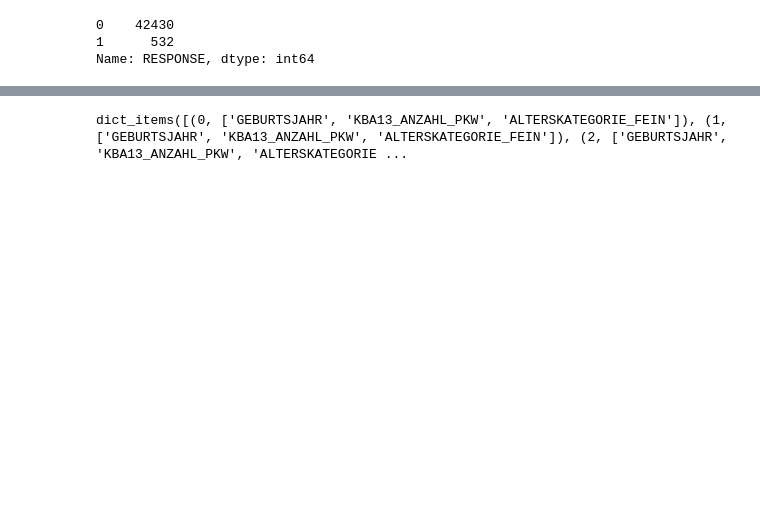
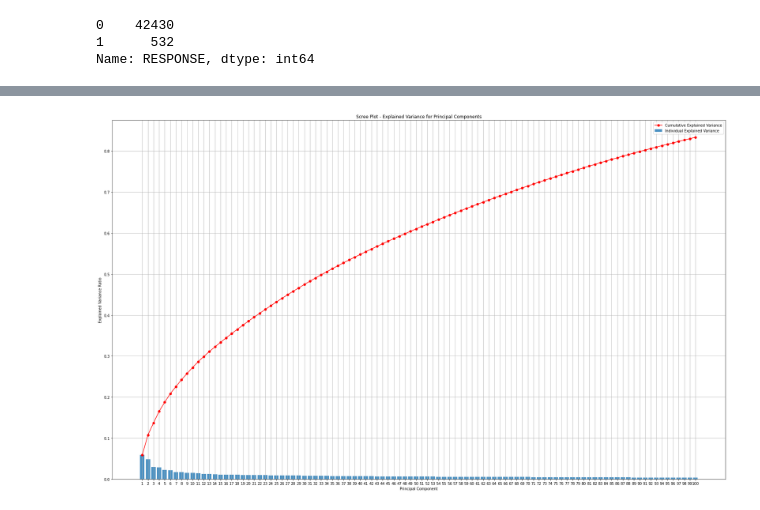
Before and after one commit to ditivaidya/Udacity-Project-IV, a Jupyter notebook: Arvato Project Workbook.ipynb, the cells around one changed output, grey strips where cells are left out. Saved outputs shown, nothing was run; the diff lists cells and outputs as text; code cells hidden in the pictures; blank space fills up the shorter version.

```diff
--- a/Arvato Project Workbook.ipynb
+++ b/Arvato Project Workbook.ipynb
@@ -916,8 +918,10 @@ OST_WEST_KZ
 train_clean = convert2num(train_clean)
 test_clean = convert2num(test_clean)
 # %%
-train_clean = drop_feats_3(train_clean, threshold=0.70)
-test_clean = drop_feats_3(test_clean, threshold=0.70)
+train_clean = drop_feats_3(train_clean, threshold=0.60)
+columns_train = train_clean.columns.to_list()
+columns_train.remove('RESPONSE')
+test_clean = test_clean[columns_train]
 # %% [output]
 ANZ_STATISTISCHE_HAUSHALTE | ANZ_HAUSHALTE_AKTIV | 0.99
 CAMEO_INTL_2015 | CAMEO_DEUG_2015 | 0.96
@@ -966,4 +970,4 @@ mailout_train['RESPONSE'].value_counts()
 Name: RESPONSE, dtype: int64
 # %%
 y = train_clean['RESPONSE'].to_numpy()
-X = train_clean.iloc[:,:251].to_numpy()
+X = train_clean.iloc[:,:train_clean.shape[1]-1].to_numpy()
@@ -981,4 +996,5 @@ Counter({0: 28393, 1: 378})
 [figure]
 # %%
 scaler = preprocessing.MinMaxScaler()
-X_scaled = pd.DataFrame(scaler.fit_transform(X)) #scaling the data
+X_scaled = scaler.fit_transform(X)#scaling the data
+X_test_scaled = scaler.fit_transform(X_test)
@@ -1146,4 +1000,0 @@ def analyze_component(component, top = 3):
-# %%
-prominent_features.items()
-# %% [output]
-dict_items([(0, ['GEBURTSJAHR', 'KBA13_ANZAHL_PKW', 'ALTERSKATEGORIE_FEIN']), (1, ['GEBURTSJAHR', 'KBA13_ANZAHL_PKW', 'ALTERSKATEGORIE_FEIN']), (2, ['GEBURTSJAHR', 'KBA13_ANZAHL_PKW', 'ALTERSKATEGORIE ...
@@ -1233,0 +1001,26 @@ compare_cluster_occurance()
+# %%
+pca = PCA(n_components=100)
+pca.fit(X_scaled)
+principalComponents = pca.fit_transform(X_scaled)
+
+# Calculate the explained variance for each component
+explained_variance = pca.explained_variance_ratio_
+cumulative_variance = np.cumsum(explained_variance)
+
+# Create the Scree plot
+plt.figure(figsize=(30, 18))
+plt.bar(range(1, len(explained_variance) + 1), explained_variance, alpha=0.8, label='Individual Explained Variance')
+plt.plot(range(1, len(cumulative_variance) + 1), cumulative_variance, marker='o', color='r', label='Cumulative Explained Variance')
+plt.xlabel('Principal Component')
+plt.ylabel('Explained Variance Ratio')
+plt.title('Scree Plot - Explained Variance for Principal Components')
+plt.xticks(range(1, len(explained_variance) + 1))
+plt.legend()
+plt.grid(True)
+plt.show()
+
+# Usage example:
+# Assuming 'data' is your input dataset for PCA
+# scree_plot(data)
+# %% [output]
+[figure, added]
```
Also changed, not shown: parts of 30 cells of this notebook.
